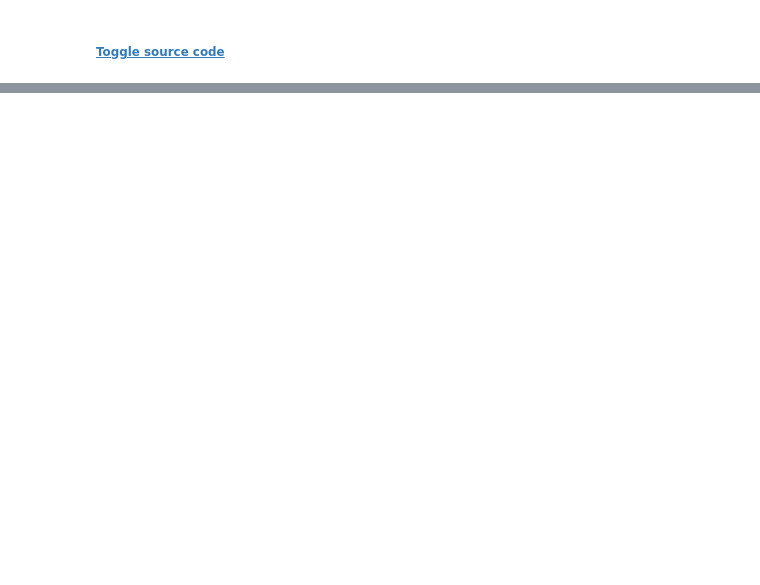
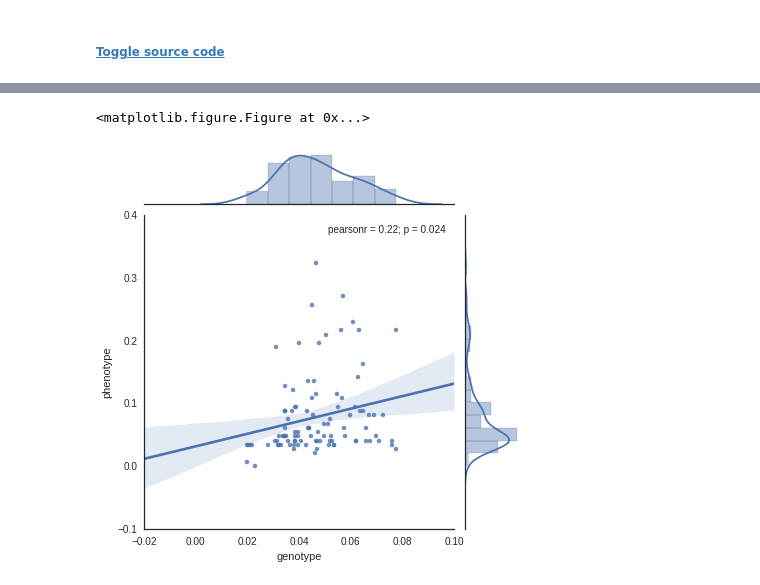
Before and after one commit to mgalardini/screenings, a Jupyter notebook: notebooks/phenotypes_genetics.ipynb, the cells around one changed output, grey strips where cells are left out. Saved outputs shown, nothing was run; the diff lists cells and outputs as text; code cells hidden in the pictures; blank space fills up the shorter version.

Commit message:
Improved joint report

```diff
--- a/notebooks/phenotypes_genetics.ipynb
+++ b/notebooks/phenotypes_genetics.ipynb
@@ -29,0 +169,7 @@ snps = pd.read_table('../SNPs_matrix.tsv')
+# %%
+plt.figure(figsize=(7, 7))
+sns.jointplot('genotype', 'phenotype', d, kind='reg')
+pass
+# %% [output]
+<matplotlib.figure.Figure at 0x...>
+[figure, added]
```
Also changed, not shown: parts of 33 cells of this notebook.
